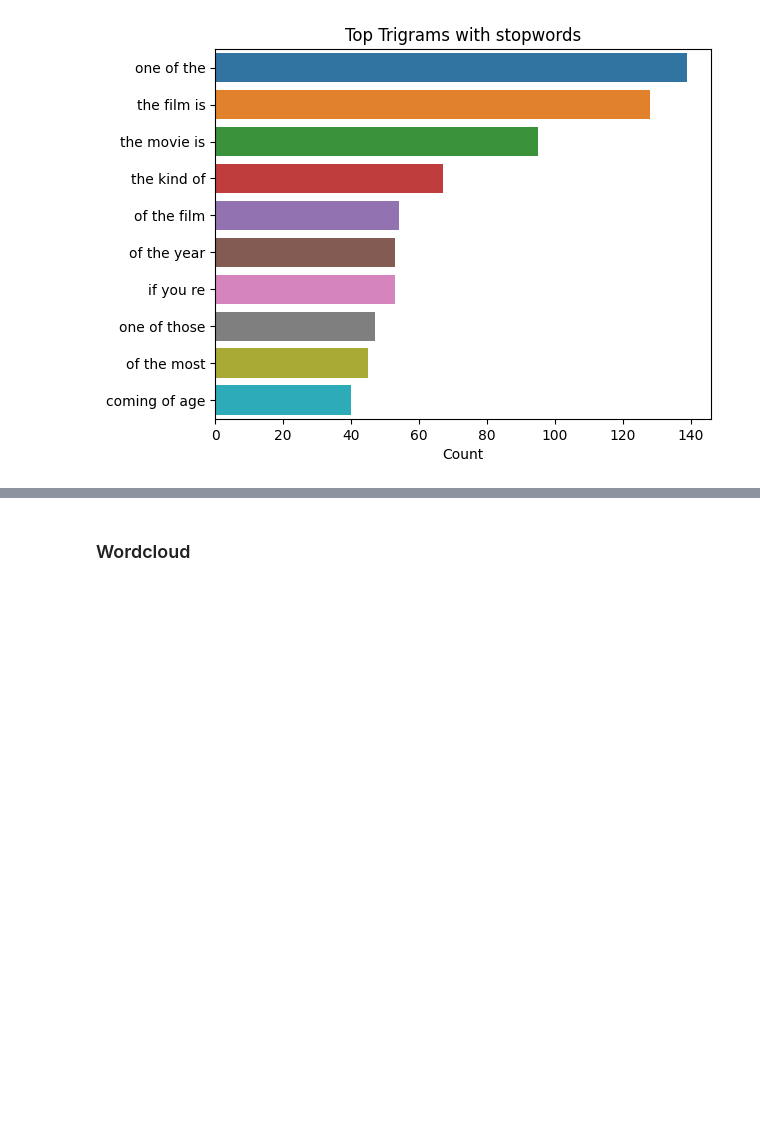
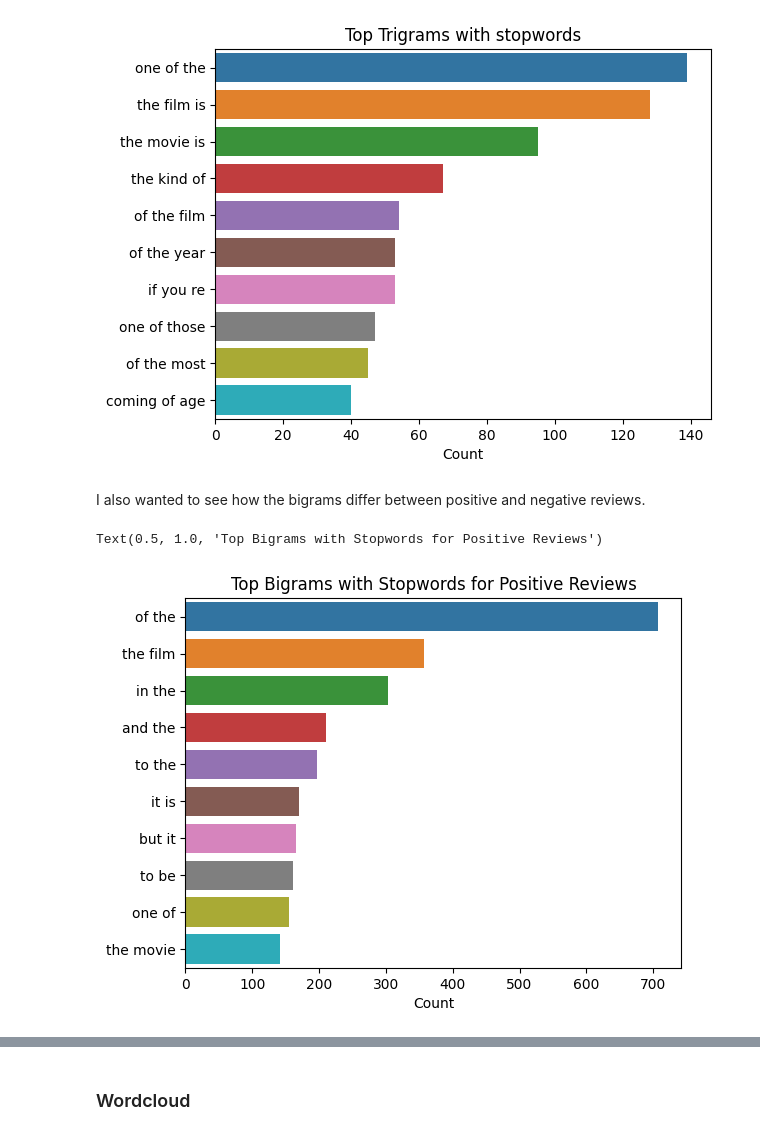
Before and after one commit to ShayneKaiser/cs39aa_project, a Jupyter notebook: project_part1.ipynb, the cells around one changed output, grey strips where cells are left out. Drawn from its saved outputs; the diff is of its cells as text; code cells hidden in the pictures; blank space fills up the shorter version.

```diff
--- a/project_part1.ipynb
+++ b/project_part1.ipynb
@@ -312,3 +394,12 @@ plt.title("Top Trigrams with stopwords")
 # %% [output]
 Text(0.5, 1.0, 'Top Trigrams with stopwords')
 [figure]
+# %% [markdown]
+I also wanted to see how the bigrams differ between positive and negative reviews.
+# %%
+# top bigrams with stopwords for positive reviews
+plot_top_ngrams_barchart(df_pos['text'], 2)
+plt.title("Top Bigrams with Stopwords for Positive Reviews")
+# %% [output]
+Text(0.5, 1.0, 'Top Bigrams with Stopwords for Positive Reviews')
+[figure, added]
```
Also changed, not shown: parts of 22 cells of this notebook.
